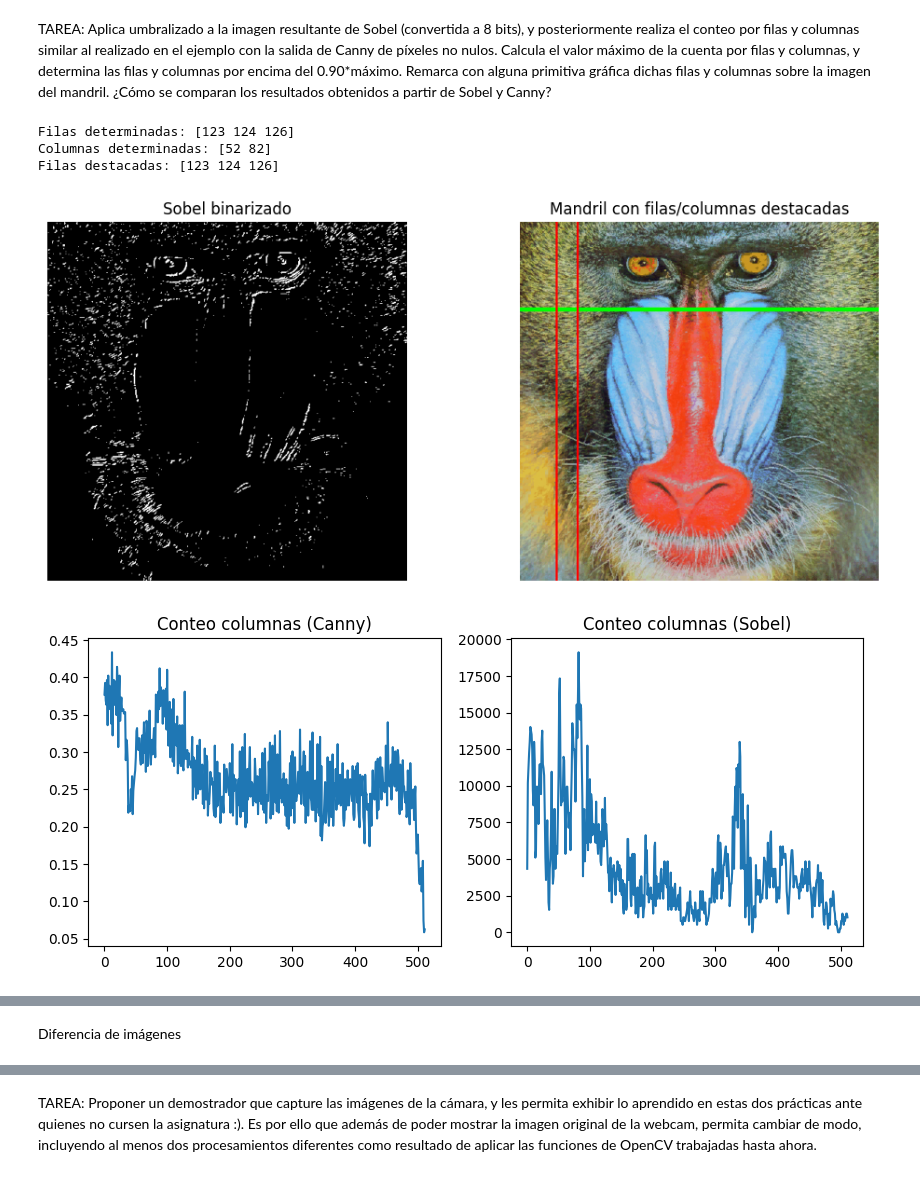
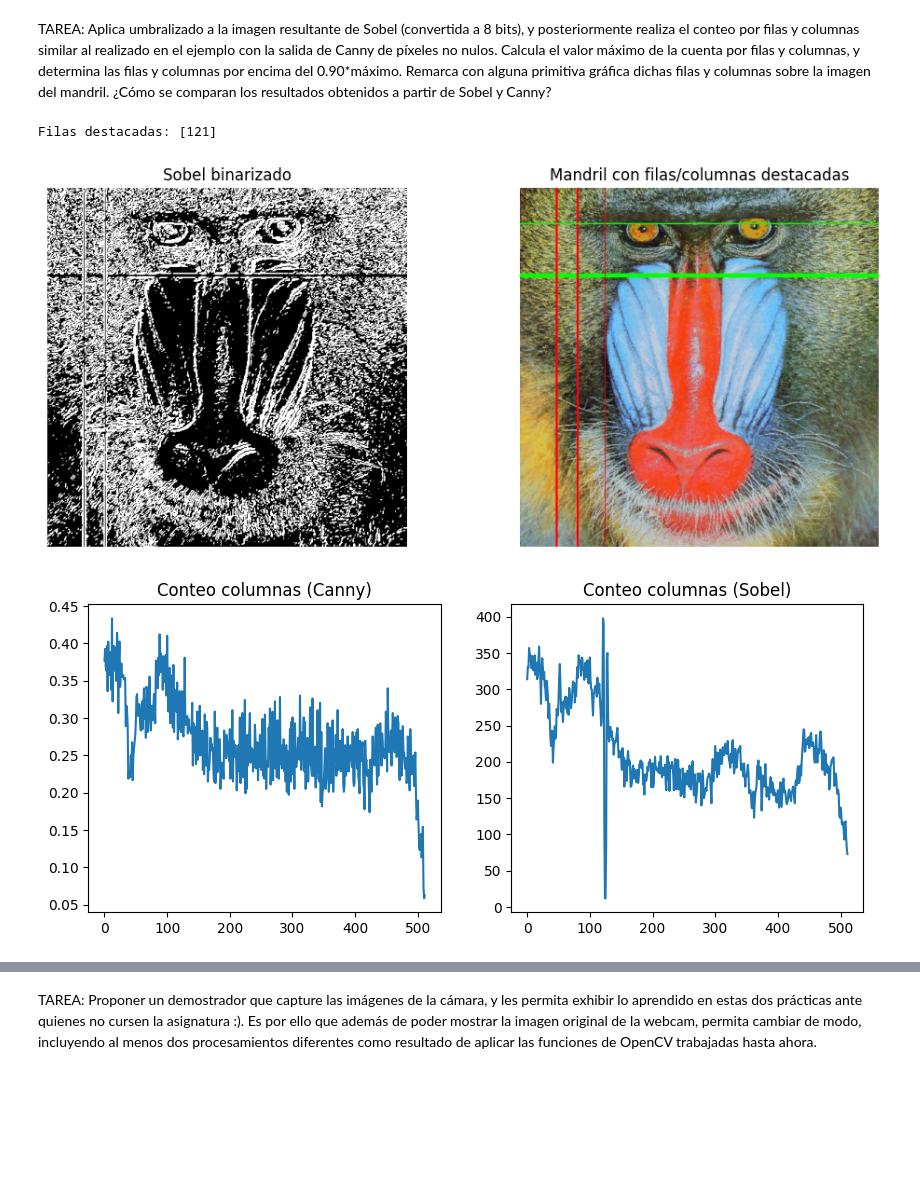
Before and after one commit to lumusa2design/Computer-Visualization, a Jupyter notebook: P2/VC_P2.ipynb, the cells around one changed output, grey strips where cells are left out. Cells and saved outputs as stored; diff of their text form; code cells hidden in the pictures; blank space fills up the shorter version.

Commit message:
style: reduced unused elements

```diff
--- a/P2/VC_P2.ipynb
+++ b/P2/VC_P2.ipynb
@@ -210,66 +47,59 @@ plt.xlim([0, 256])
 # %% [markdown]
 TAREA: Aplica umbralizado a la imagen resultante de Sobel (convertida a 8 bits), y posteriormente realiza el conteo por filas y columnas similar al realizado en el ejemplo con la salida de Canny de píxeles no nulos. Calcula el valor máximo de la cuenta por filas y columnas, y determina las filas y columnas por encima del 0.90*máximo. Remarca con alguna primitiva gráfica dichas filas y columnas sobre la imagen del mandril. ¿Cómo se comparan los resultados obtenidos a partir de Sobel y Canny?
 # %%
-img = cv2.imread('mandril.jpg')
-valorUmbral = 200
-_, sobelUmbralizado = cv2.threshold(sobel8, valorUmbral, 255, cv2.THRESH_BINARY)
+# Aplica Sobel y umbralizado
+gris = cv2.cvtColor(img, cv2.COLOR_BGR2GRAY)
+ggris = cv2.GaussianBlur(gris, (3, 3), 0)
+sobelx = cv2.Sobel(ggris, cv2.CV_64F, 1, 0)
+sobely = cv2.Sobel(ggris, cv2.CV_64F, 0, 1)
+sobel = cv2.add(sobelx, sobely)
+sobel_8u = cv2.convertScaleAbs(sobel)
+_, sobel_bin = cv2.threshold(sobel_8u, 50, 255, cv2.THRESH_BINARY)
 
-cuenta_filas = cv2.reduce(sobelUmbralizado, 0, cv2.REDUCE_SUM, dtype=cv2.CV_32SC1)
-cuenta_columnas = cv2.reduce(sobelUmbralizado, 1, cv2.REDUCE_SUM, dtype=cv2.CV_32SC1)
+# Conteo por filas y columnas
+row_counts_sobel = np.count_nonzero(sobel_bin, axis=1)
+col_counts_sobel = np.count_nonzero(sobel_bin, axis=0)
 
-valmax_filas = np.max(cuenta_filas)
-valmax_columnas = np.max(cuenta_columnas)
+# Máximos y umbral del 90%
+max_rows = np.max(row_counts_sobel)
+max_cols = np.max(col_counts_sobel)
+umbral_rows = 0.98 * max_rows
+umbral_cols = 0.98 * max_cols
 
-umbral_filas = 0.9 * valmax_filas
-umbral_columnas = 0.9 * valmax_columnas
+# Filas y columnas destacadas
+filas_destacadas = np.where(row_counts_sobel >= umbral_rows)[0]
+columnas_destacadas = np.where(col_counts_sobel >= umbral_cols)[0]
 
-filas_determinadas = np.where(cuenta_filas > umbral_filas)[1]
-columnas_determinadas = np.where(cuenta_columnas > umbral_columnas)[0]
+# Remarca filas y columnas sobre la imagen original
+img_marcada = img.copy()
+for row in columnas_destacadas:
+    cv2.line(img_marcada, (0, row), (img.shape[1]-1, row), (0,255,0), 1)
+for col in filas_destacadas:
+    cv2.line(img_marcada, (col, 0), (col, img.shape[0]-1), (0,0,255), 1)
 
-print(f"Filas determinadas: {filas_determinadas}")
-print(f"Columnas determinadas: {columnas_determinadas}")
-
-for fila in filas_determinadas:
-    cv2.line(img, (0, fila), (img.shape[1], fila), (0, 255, 0), 2)
-for columna in columnas_determinadas:
-    cv2.line(img, (columna, 0), (columna, img.shape[0]), (0, 0, 255), 2)
-
-print(f"Filas destacadas: {filas_determinadas}")
+print(f"Filas destacadas: {filas_destacadas}")
 # Visualización
 plt.figure(figsize=(12,5))
 plt.subplot(1,2,1)
 plt.title("Sobel binarizado")
 plt.axis("off")
-plt.imshow(sobelUmbralizado, cmap='gray')
+plt.imshow(sobel_bin, cmap='gray')
 plt.subplot(1,2,2)
 plt.title("Mandril con filas/columnas destacadas")
 plt.axis("off")
-plt.imshow(cv2.cvtColor(img, cv2.COLOR_BGR2RGB))
+plt.imshow(cv2.cvtColor(img_marcada, cv2.COLOR_BGR2RGB))
 plt.show()
 
 # Comparación con Canny
 plt.figure(figsize=(10,4))
 plt.subplot(1,2,1)
 plt.title("Conteo columnas (Canny)")
 plt.plot(cols)
 plt.subplot(1,2,2)
 plt.title("Conteo columnas (Sobel)")
-plt.plot(cuenta_columnas)
+plt.plot(row_counts_sobel)
 plt.show()
-
-#Comparación de resultados
-plt.figure()
-plt.title('Sobel umbralizado')
-plt.imshow(sobelUmbralizado, cmap='gray')
-plt.show()
-
-plt.title('Imagen con líneas detectadas')
-img_rgb = cv2.cvtColor(img, cv2.COLOR_BGR2RGB)
-plt.imshow(img_rgb)
-plt.show()
 # %% [output]
-Filas determinadas: [123 124 126]
-Columnas determinadas: [52 82]
-Filas destacadas: [123 124 126]
+Filas destacadas: [121]
-[figure, old version]
+[figure, new version]
-[figure, old version]
+[figure, new version]
@@ -278,2 +105,0 @@ Filas destacadas: [123 124 126]
-# %% [markdown]
-Diferencia de imágenes
```
Also changed, not shown: parts of 17 cells of this notebook.
